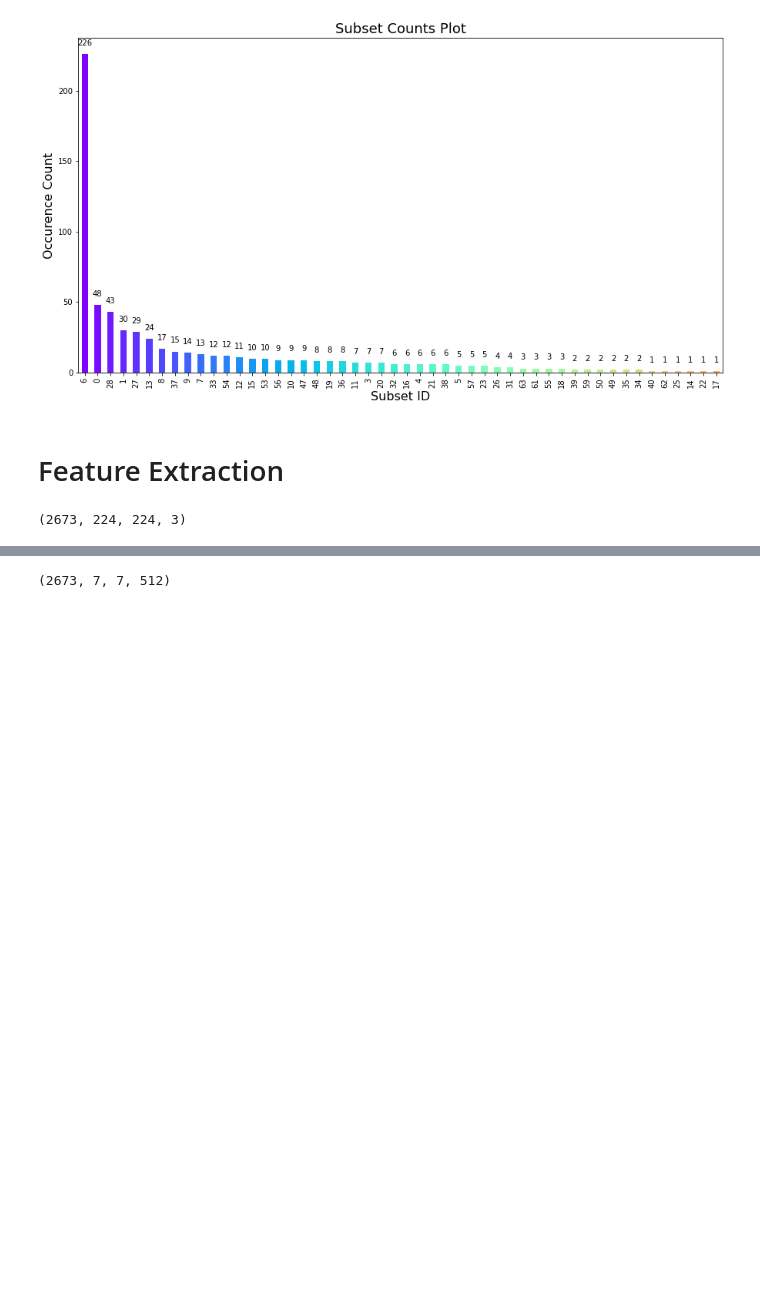
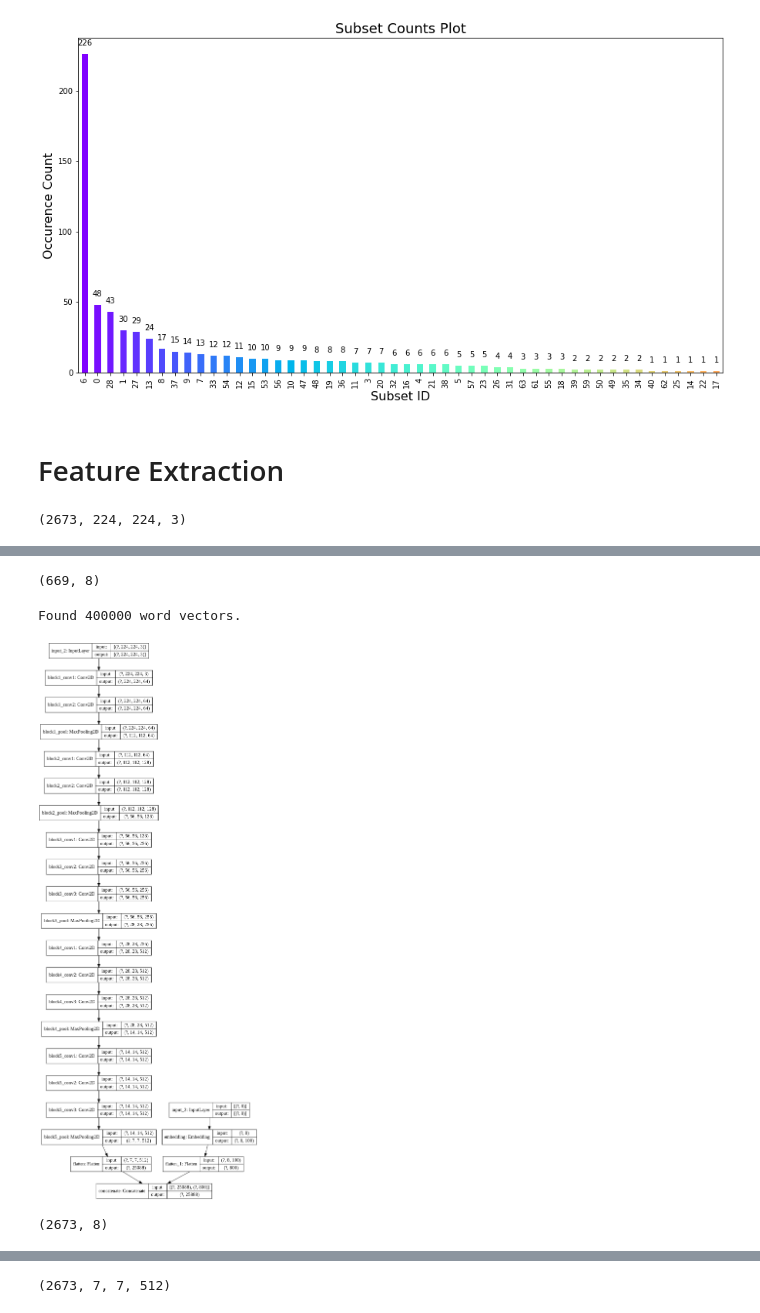
Before and after one commit to tustunkok/Multilabel-Classification-Report, a Jupyter notebook: Report.ipynb, the cells around one changed output, grey strips where cells are left out. Drawn from its saved outputs; the diff is of its cells as text; code cells hidden in the pictures; blank space fills up the shorter version.

```diff
--- a/Report.ipynb
+++ b/Report.ipynb
@@ -354,0 +372,16 @@ preprediction_images.shape
+# %%
+label_sequence_test.shape
+# %% [output]
+(669, 8)
+# %%
+embeddings_index = {}
+with open('glove/glove.6B.100d.txt') as f:
+    for line in f:
+        word, coefs = line.split(maxsplit=1)
+        coefs = np.fromstring(coefs, 'f', sep=' ')
+        embeddings_index[word] = coefs
+f.close()
+
+print('Found %s word vectors.' % len(embeddings_index))
+# %% [output]
+Found 400000 word vectors.
@@ -354,0 +396,23 @@ preprediction_images.shape
+# %%
+vis_input = Input(shape=(224, 224, 3))
+seq_input = Input(shape=(8,), dtype="int32")
+
+vgg16_model = VGG16(include_top=False,
+                      weights='imagenet',
+                      input_shape=(224, 224, 3),
+                      input_tensor=vis_input,
+                      pooling=None)
+
+vgg16_model_output = Flatten()(vgg16_model.outputs[0])
+
+embedding_layer = Embedding(9, 100, weights=[embedding_matrix], input_length=8, trainable=False)
+embedded_sequences = embedding_layer(seq_input)
+embedded_sequences = Flatten()(embedded_sequences)
+
+output = concatenate([vgg16_model_output, embedded_sequences], axis=1)
+
+model = Model(inputs=[vis_input, seq_input], outputs=output)
+# %%
+plot_model(model, show_shapes=True)
+# %% [output]
+[figure, added]
@@ -354,0 +450,4 @@ preprediction_images.shape
+# %%
+prediction_tags.shape
+# %% [output]
+(2673, 8)
```
Also changed, not shown: parts of 44 cells of this notebook, 3 other files.
